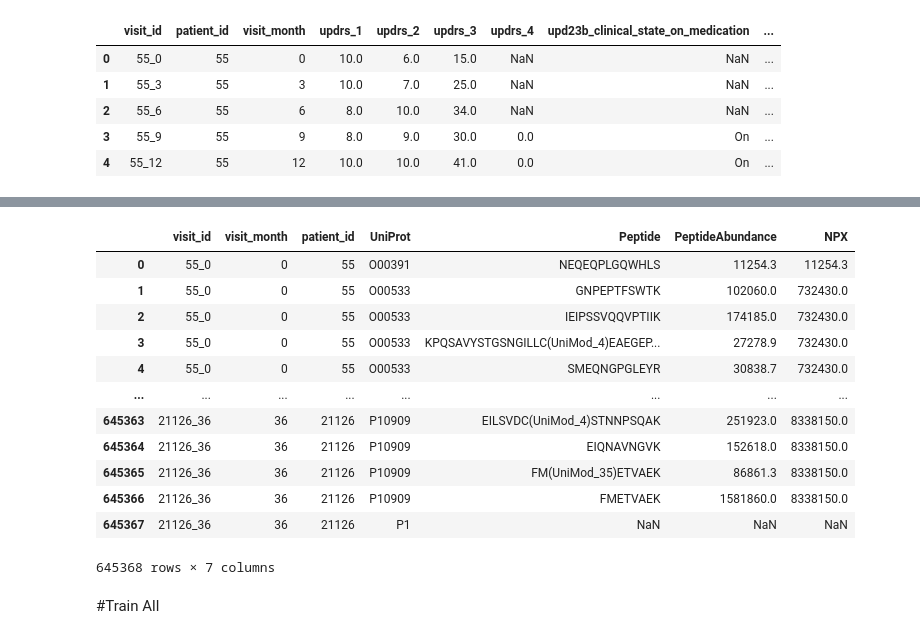
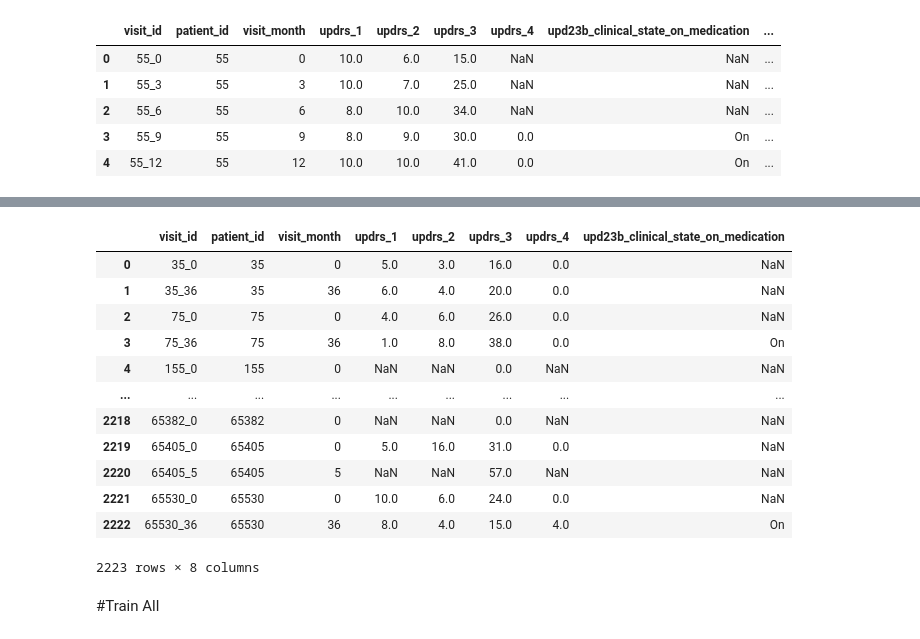
Before and after one commit to kunai-3txk/Compe_tonyobyo, a Jupyter notebook: AMP_FeatureStore.ipynb, the cells around one changed output, grey strips where cells are left out. Cells and saved outputs as stored; diff of their text form; code cells hidden in the pictures.

```diff
--- a/AMP_FeatureStore.ipynb
+++ b/AMP_FeatureStore.ipynb
@@ -267,21 +245,18 @@ train_ProPep.head()
-# %%
-train_ProPep_agg = train_ProPep.groupby('visit_id').mean()
-train_all = train_clinical.merge(train_ProPep_agg[['PeptideAbundance','NPX']],on='visit_id',how='left')
-print('shape',train_all.shape)
-train_all.head()
-# %% [output]
-|  | visit_id | visit_month | patient_id | UniProt | Peptide | PeptideAbundance | NPX |
-| 0 | 55_0 | 0 | 55 | O00391 | NEQEQPLGQWHLS | 11254.3 | 11254.3 |
-| 1 | 55_0 | 0 | 55 | O00533 | GNPEPTFSWTK | 102060.0 | 732430.0 |
-| 2 | 55_0 | 0 | 55 | O00533 | IEIPSSVQQVPTIIK | 174185.0 | 732430.0 |
-| 3 | 55_0 | 0 | 55 | O00533 | KPQSAVYSTGSNGILLC(UniMod_4)EAEGEP... | 27278.9 | 732430.0 |
-| 4 | 55_0 | 0 | 55 | O00533 | SMEQNGPGLEYR | 30838.7 | 732430.0 |
-| ... | ... | ... | ... | ... | ... | ... | ... |
-| 645363 | 21126_36 | 36 | 21126 | P10909 | EILSVDC(UniMod_4)STNNPSQAK | 251923.0 | 8338150.0 |
-| 645364 | 21126_36 | 36 | 21126 | P10909 | EIQNAVNGVK | 152618.0 | 8338150.0 |
-| 645365 | 21126_36 | 36 | 21126 | P10909 | FM(UniMod_35)ETVAEK | 86861.3 | 8338150.0 |
-| 645366 | 21126_36 | 36 | 21126 | P10909 | FMETVAEK | 1581860.0 | 8338150.0 |
-| 645367 | 21126_36 | 36 | 21126 | P1 | NaN | NaN | NaN |
-645368 rows × 7 columns
+# %%
+supplemental_clinical
+# %% [output]
+|  | visit_id | patient_id | visit_month | updrs_1 | updrs_2 | updrs_3 | updrs_4 | upd23b_clinical_state_on_medication |
+| 0 | 35_0 | 35 | 0 | 5.0 | 3.0 | 16.0 | 0.0 | NaN |
+| 1 | 35_36 | 35 | 36 | 6.0 | 4.0 | 20.0 | 0.0 | NaN |
+| 2 | 75_0 | 75 | 0 | 4.0 | 6.0 | 26.0 | 0.0 | NaN |
+| 3 | 75_36 | 75 | 36 | 1.0 | 8.0 | 38.0 | 0.0 | On |
+| 4 | 155_0 | 155 | 0 | NaN | NaN | 0.0 | NaN | NaN |
+| ... | ... | ... | ... | ... | ... | ... | ... | ... |
+| 2218 | 65382_0 | 65382 | 0 | NaN | NaN | 0.0 | NaN | NaN |
+| 2219 | 65405_0 | 65405 | 0 | 5.0 | 16.0 | 31.0 | 0.0 | NaN |
+| 2220 | 65405_5 | 65405 | 5 | NaN | NaN | 57.0 | NaN | NaN |
+| 2221 | 65530_0 | 65530 | 0 | 10.0 | 6.0 | 24.0 | 0.0 | NaN |
+| 2222 | 65530_36 | 65530 | 36 | 8.0 | 4.0 | 15.0 | 4.0 | On |
+2223 rows × 8 columns
 # %% [markdown]
 #Train All
```
Also changed, not shown: parts of 16 cells of this notebook.
